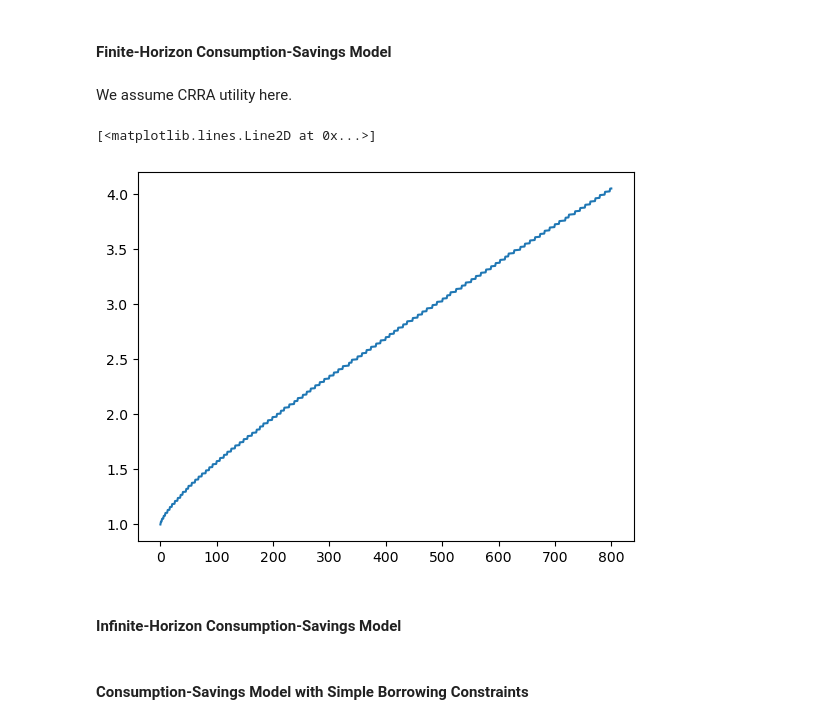
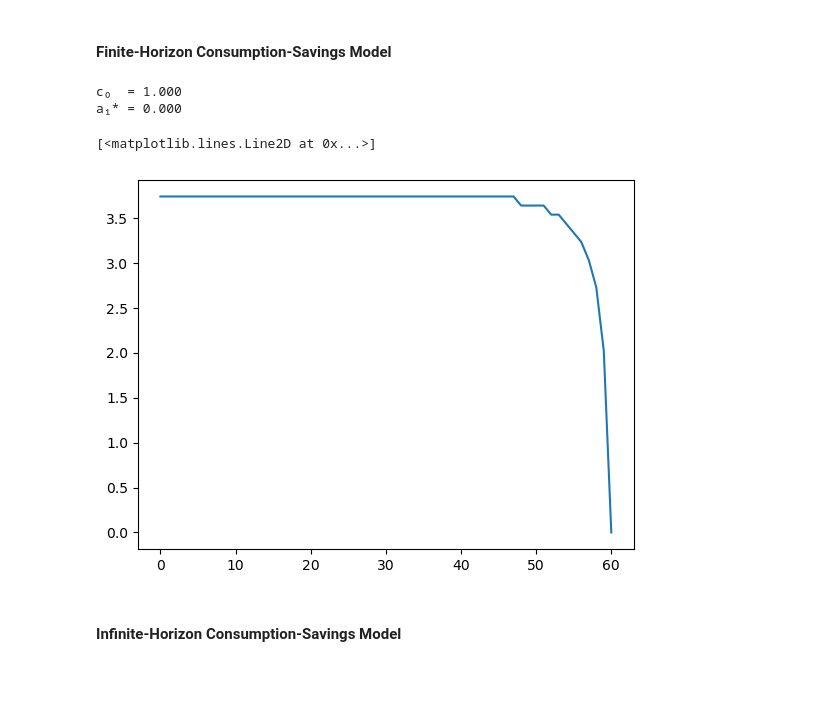
Before and after one commit to sehoxjeong/macroeconomics, a Jupyter notebook: codes/consumption-smoothing/consumption_smoothing.ipynb, the cells around one changed output. Cells and saved outputs as stored; diff of their text form; code cells hidden in the pictures; blank space fills up the shorter version.

```diff
--- a/codes/consumption-smoothing/consumption_smoothing.ipynb
+++ b/codes/consumption-smoothing/consumption_smoothing.ipynb
@@ -17,4 +29,2 @@ jax.config.update('jax_enable_x64', True)
 # %% [markdown]
 #### Finite-Horizon Consumption-Savings Model
-# %% [markdown]
-We assume CRRA utility here.
@@ -68,9 +31,62 @@ for t in range(T-1, -1, -1):
-# %%
-plt.plot(c_policy[0, :])
-# %% [output]
-[<matplotlib.lines.Line2D at 0x...>]
-[figure, removed]
+# %%
+# Set parameters.
+T = 60   # planning horizon
+β = 0.96 # discount factor
+R = 1.02 # gross interest rate
+σ = 2.0  # CRRA
+w = 1.0  # labor income; wage
+
+# Set grids.
+amin, amax, anum = 0.0, 10.0, 100
+agrid = np.linspace(amin, amax, anum)
+
+# Define felicity.
+def u(c):
+    """
+    period utility function
+    """
+    if σ == 1:
+        return np.where(c > 0, np.log(c), -np.inf)
+    return np.where(c > 0, (c ** (1 - σ) - 1) / (1 - σ), -np.inf)
+
+# Initialize value and policy functions.
+V = np.zeros((T+2, anum))
+a_policy_idx = np.zeros((T+1, anum))
+
+# Solve the problem using the backward induction.
+for t in range(T, -1, -1):
+
+    V_next = V[t+1]
+    V_now = np.empty((anum, ))
+    a_star_now = np.empty((anum, ))
+
+    for ai, a in enumerate(agrid):
+
+        c_vec = a * R + w - agrid   # consumption for every choice a_{t+1}
+        RHS = u(c_vec) + β * V_next
+
+        max_idx = RHS.argmax()      # index of maximizer a_{t+1}
+        max_value = RHS[max_idx]    # maximized value RHS(a_{t+1})
+
+        V_now[ai] = max_value
+        a_star_now[ai] = max_idx    # store the index of optimal choices
+
+    V[t] = V_now
+    a_policy_idx[t] = a_star_now
+
+# Translate indices into actual asset levels.
+a_policy_val = agrid[a_policy_idx.astype(int)]
+
+idx0 = np.searchsorted(agrid, 0.0)
+print(f"c₀  = { (R)*0 + w - a_policy_val[0,idx0]:.3f}")
+print(f"a₁* = { a_policy_val[0,idx0]:.3f}")
+# %% [output]
+c₀  = 1.000
+a₁* = 0.000
+# %%
+plt.plot(a_policy_val[:, 40])
+# %% [output]
+[<matplotlib.lines.Line2D at 0x...>]
+[figure, added]
 # %% [markdown]
 #### Infinite-Horizon Consumption-Savings Model
-# %% [markdown]
-#### Consumption-Savings Model with Simple Borrowing Constraints
```
Also changed, not shown: parts of 5 cells of this notebook, 4 other files.
